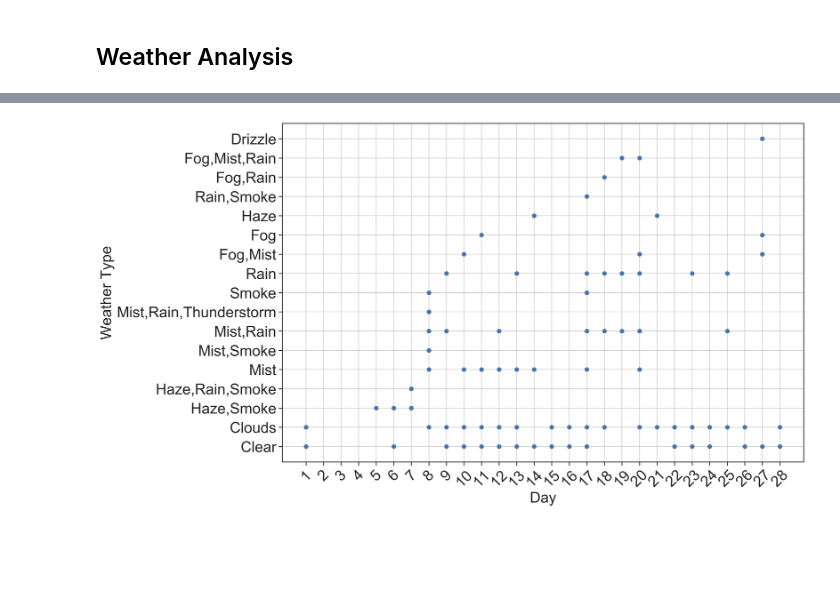
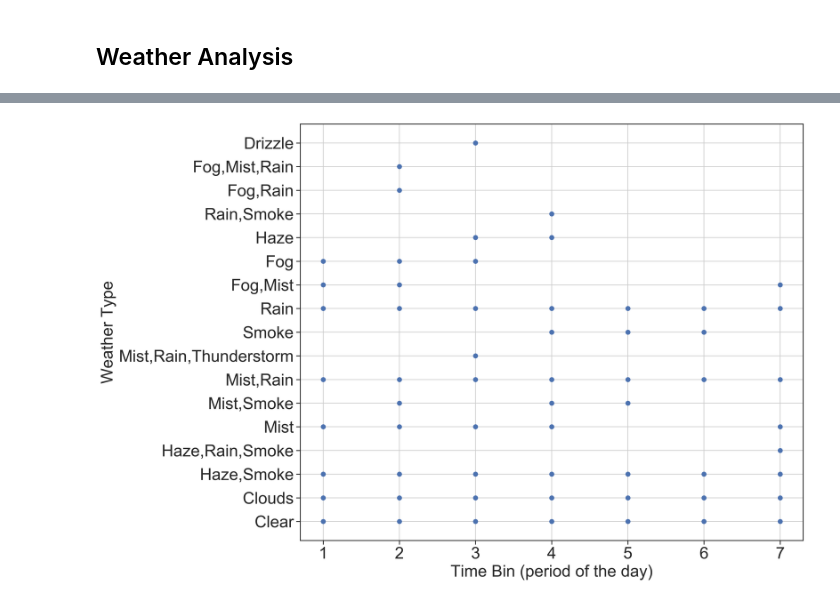
Before and after one commit to dougct/carsharing-prediction, a Jupyter notebook: src/temporal-analyses/Characterization.ipynb, the cells around one changed output, grey strips where cells are left out. Cells and saved outputs as stored; diff of their text form; code cells hidden in the pictures; blank space fills up the shorter version.

Commit message:
Improve weather analysis.

```diff
--- a/src/temporal-analyses/Characterization.ipynb
+++ b/src/temporal-analyses/Characterization.ipynb
@@ -362,8 +431,9 @@ end_date = '2017-09-29'
 mask = (df['date'] > start_date) & (df['date'] <= end_date)
 df_weather = df.loc[mask]
 df_weather['datetime'] = df_weather['date'].dt.day
-df_weather = df_weather[['datetime','weather_main']]
-len(set(df_weather['datetime']))
+df_weather['periodofday'] = [get_period(int(p)) for p in df_weather['date'].dt.hour.values]
+df_weather = df_weather[['periodofday','weather_main']]
+df_weather.head()
 # %% [output]
 A value is trying to be set on a copy of a slice from a DataFrame.
 Try using .loc[row_indexer,col_indexer] = value instead
@@ -397,28 +454,33 @@ plt.show()
+# %%
+import matplotlib
+font_params = {
+            'font.size' : 24,
+            'axes.labelsize': 24,
+            'xtick.labelsize': 24,
+            'ytick.labelsize': 24,
+            'legend.fontsize': 24,
+            'figure.dpi': 300,
+            'figure.figsize': (15, 10)
+            }
 # %%
 import numpy as np
 import matplotlib.pyplot as plt
 
 matplotlib.rcParams.update(font_params)
 
 fig, ax = plt.subplots()
-ax.scatter(df_weather['datetime'], df_weather['weather_main'])
-ax.set_xlabel('Day')
+ax.scatter(df_weather['periodofday'], df_weather['weather_main'])
+ax.set_xlabel('Time Bin (period of the day)')
 ax.set_ylabel('Weather Type')
 ax.tick_params(axis='both', which='major')
 ax.tick_params(axis='both', which='minor')
 
-periods = list(range(1, 29))
-pos = [i + 1 for i, _ in enumerate(periods)]
+plt.grid()
+plt.tight_layout()
 
-plt.xticks(pos, periods)
-plt.setp(ax.xaxis.get_ticklabels(),rotation=45)
+# Save chart.
+plt.savefig('charts/WeatherPeriod.pdf', bbox_inches='tight')
 
-
-plt.grid()
-# Save chart.
-plt.savefig('charts/WeatherPeriod.pdf')
-
-#plt.tight_layout()
 plt.show()
 # %% [output]
-[figure, old version]
+[figure, new version]
```
Also changed, not shown: parts of 10 cells of this notebook, 2 other files.
